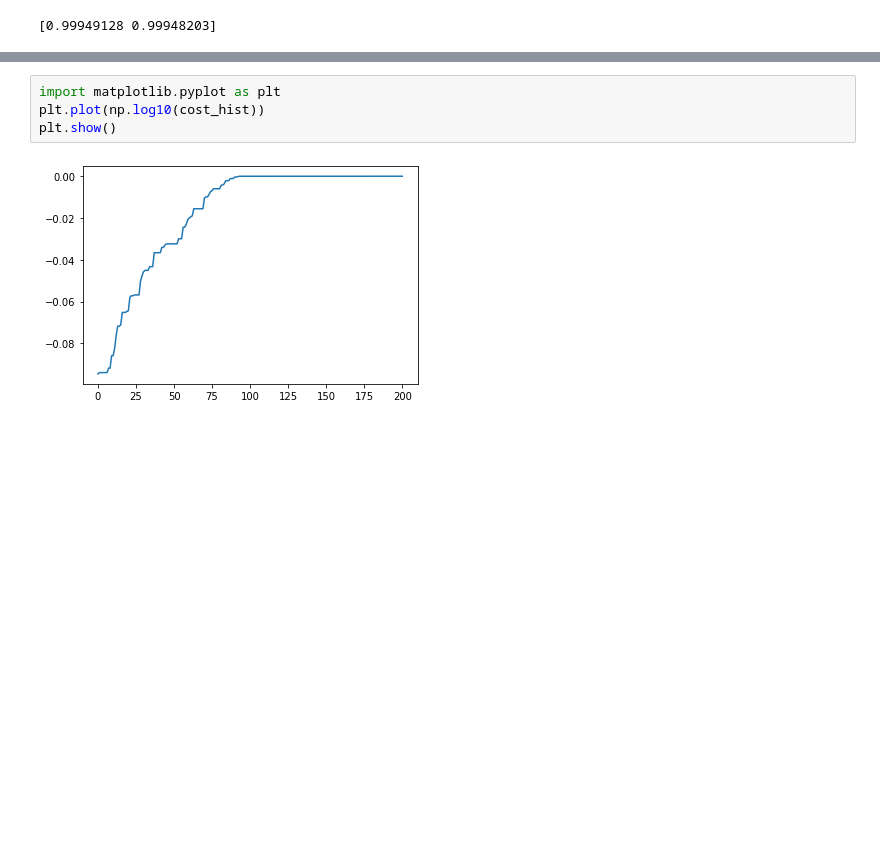
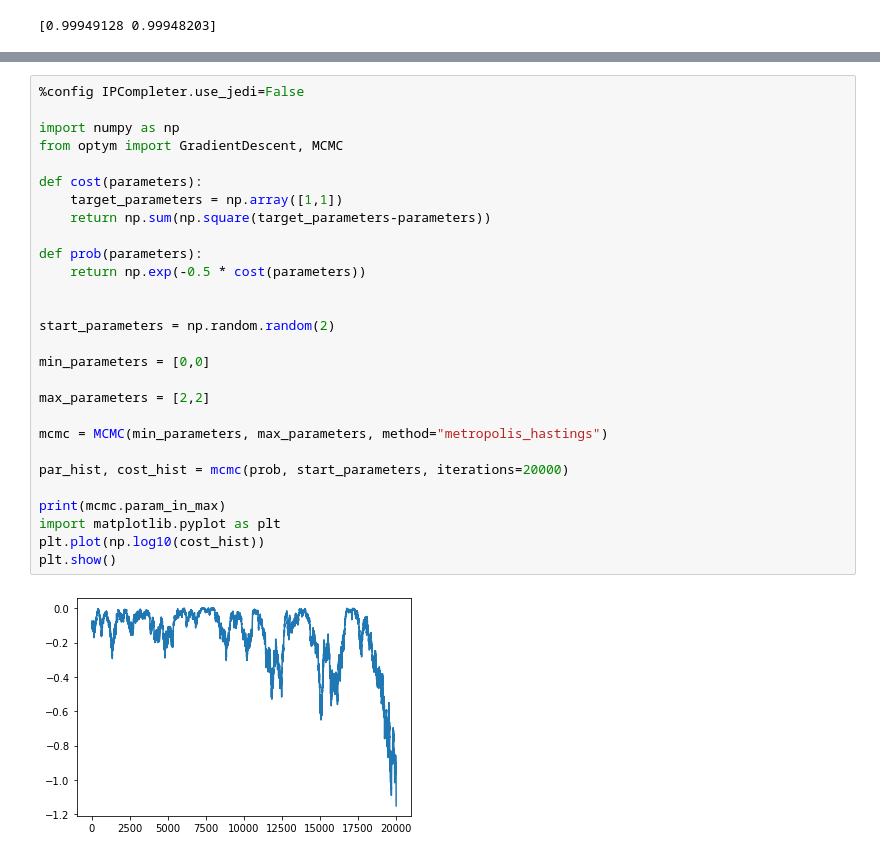
Before and after one commit to emdemor/optym, a Jupyter notebook: notebooks/notebook-ds.ipynb, the cells around one changed output, grey strips where cells are left out. Cells and saved outputs as stored; diff of their text form; blank space fills up the shorter version.

```diff
--- a/notebooks/notebook-ds.ipynb
+++ b/notebooks/notebook-ds.ipynb
@@ -75,9 +81,33 @@ print(mcmc.param_in_max)
 # %%
+%config IPCompleter.use_jedi=False
+
+import numpy as np
+from optym import GradientDescent, MCMC
+
+def cost(parameters):
+    target_parameters = np.array([1,1])
+    return np.sum(np.square(target_parameters-parameters))
+
+def prob(parameters):
+    return np.exp(-0.5 * cost(parameters))
+
+
+start_parameters = np.random.random(2)
+
+min_parameters = [0,0]
+
+max_parameters = [2,2]
+
+mcmc = MCMC(min_parameters, max_parameters, method="metropolis_hastings")
+
+par_hist, cost_hist = mcmc(prob, start_parameters, iterations=20000)
+
+print(mcmc.param_in_max)
 import matplotlib.pyplot as plt
 plt.plot(np.log10(cost_hist))
 plt.show()
 # %% [output]
-[figure, old version]
+[figure, new version]
 # %%
 %config IPCompleter.use_jedi=False
 
```
Also changed, not shown: parts of 7 cells of this notebook, 2 other files.
